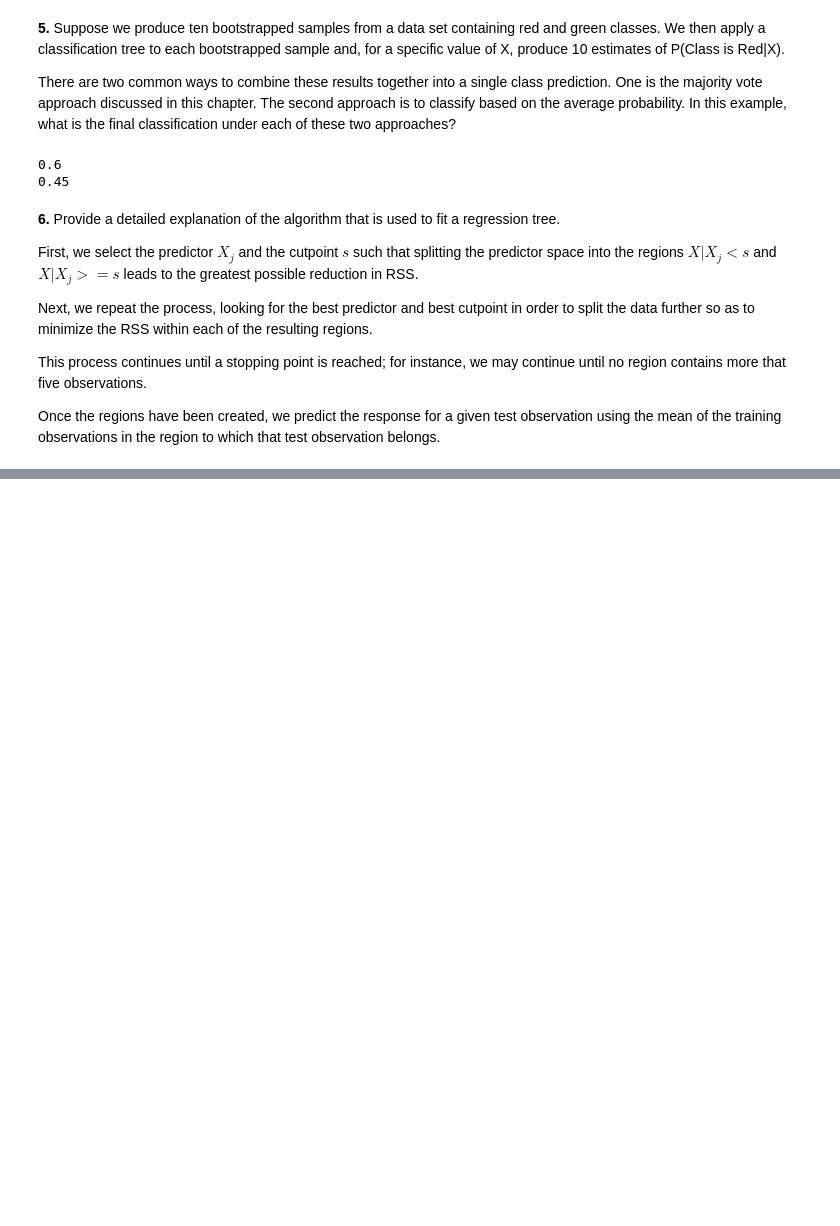
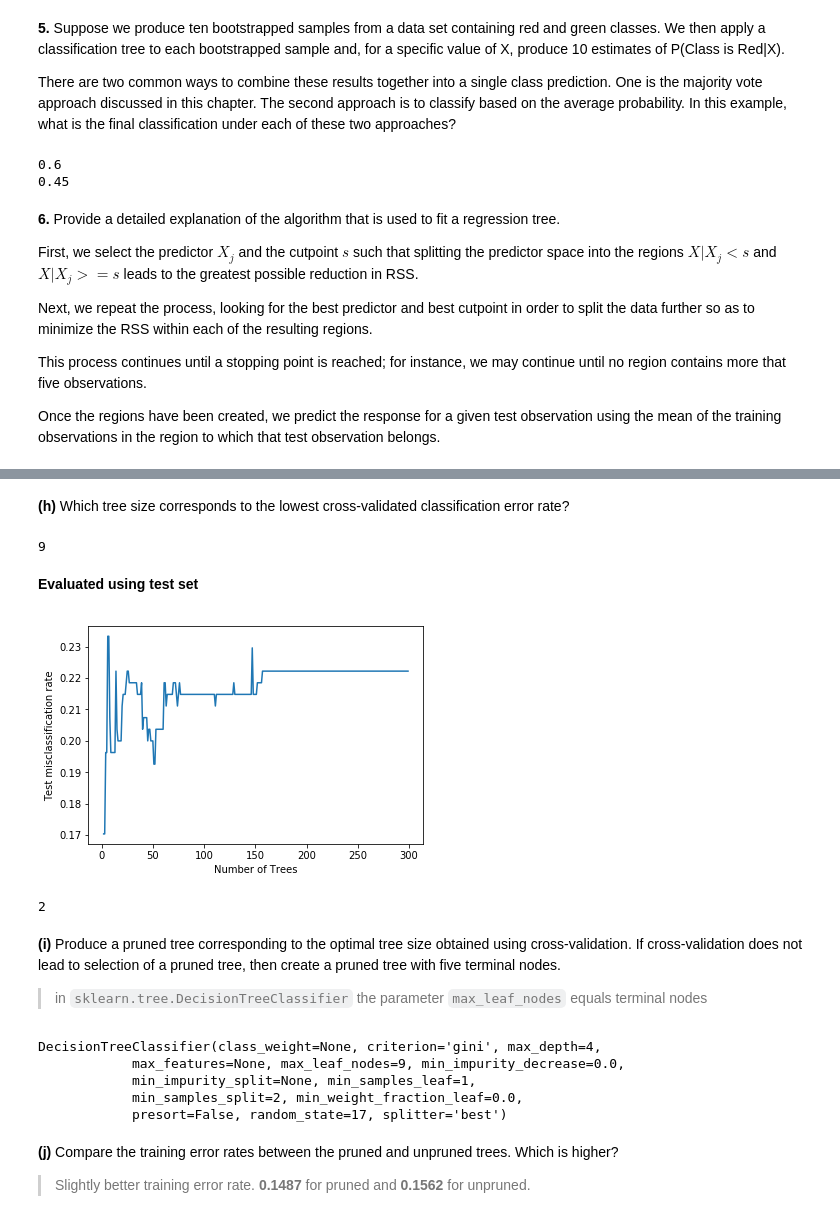
Before and after one commit to DTRuiz/ISLpy, a Jupyter notebook: Chapter8_exercises.ipynb, the cells around one changed output, grey strips where cells are left out. Drawn from its saved outputs; the diff is of its cells as text; code cells hidden in the pictures; blank space fills up the shorter version.

```diff
--- a/Chapter8_exercises.ipynb
+++ b/Chapter8_exercises.ipynb
@@ -92,0 +573,47 @@ Once the regions have been created, we predict the response for a given test obs
+# %% [markdown]
+**(h)** Which tree size corresponds to the lowest cross-validated classification error rate?
+# %%
+# number of trees with lowest CV error rate
+min(err_rate_cv, key=err_rate_cv.get)
+# %% [output]
+9
+# %% [markdown]
+**Evaluated using test set**
+# %%
+err_rate = OrderedDict()
+
+for i in range(2, 300):
+    dtc_b = DecisionTreeClassifier(random_state=17,
+                              max_leaf_nodes=i).fit(X_train, y_train)
+    err_rate[i] = 1-dtc_b.score(X_test, y_test) # test misclassification rate
+# %%
+# plot
+plt.plot(*zip(*sorted(err_rate.items())))
+plt.xlabel('Number of Trees')
+plt.ylabel('Test misclassification rate')
+plt.show()
+# %% [output]
+[figure, added]
+# %%
+# number of trees with lowest test error rate
+min(err_rate, key=err_rate.get)
+# %% [output]
+2
+# %% [markdown]
+**(i)** Produce a pruned tree corresponding to the optimal tree size obtained using cross-validation. If cross-validation does not lead to selection of a pruned tree, then create a pruned tree with five terminal nodes.
+
+>in `sklearn.tree.DecisionTreeClassifier` the parameter `max_leaf_nodes` equals terminal nodes
+# %%
+# model summary
+
+dtc_cv.best_estimator_
+# %% [output]
+DecisionTreeClassifier(class_weight=None, criterion='gini', max_depth=4,
+            max_features=None, max_leaf_nodes=9, min_impurity_decrease=0.0,
+            min_impurity_split=None, min_samples_leaf=1,
+            min_samples_split=2, min_weight_fraction_leaf=0.0,
+            presort=False, random_state=17, splitter='best')
+# %% [markdown]
+**(j)** Compare the training error rates between the pruned and unpruned trees. Which is higher?
+
+>Slightly better training error rate. **0.1487** for pruned and **0.1562** for unpruned.
```
Also changed, not shown: parts of 107 cells of this notebook.
